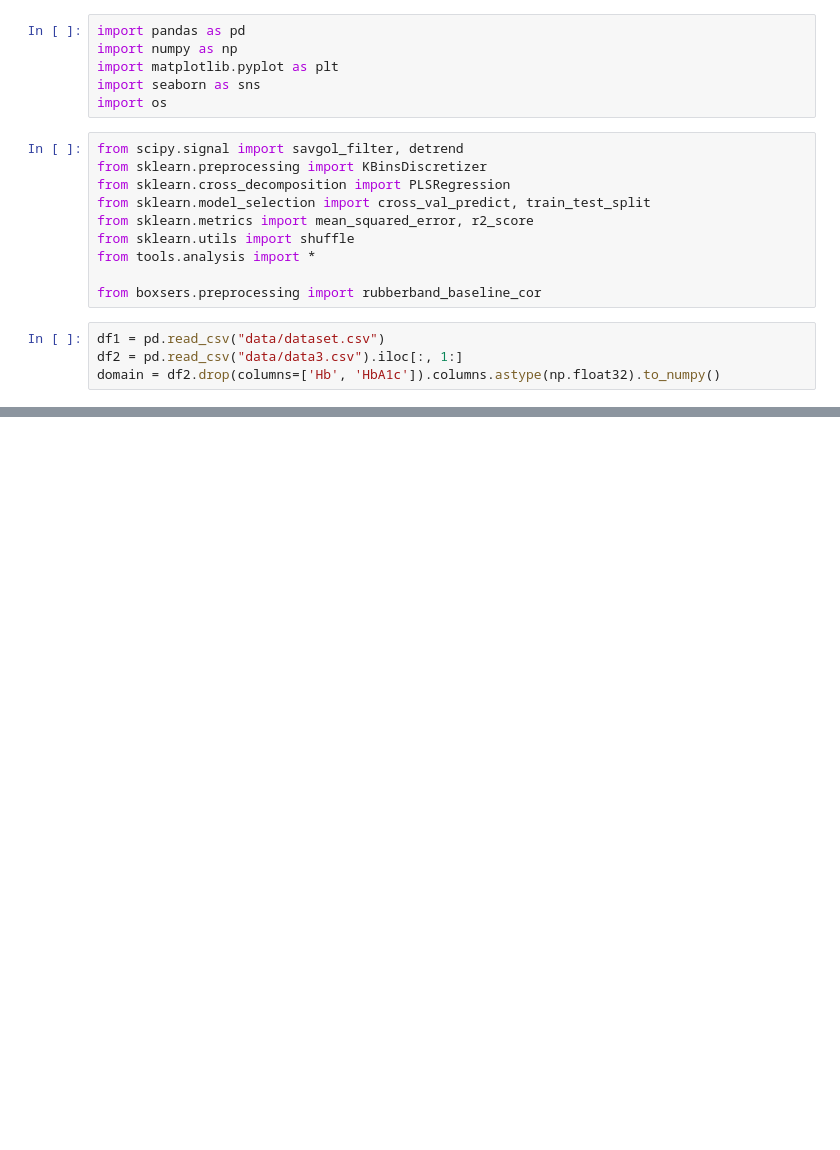
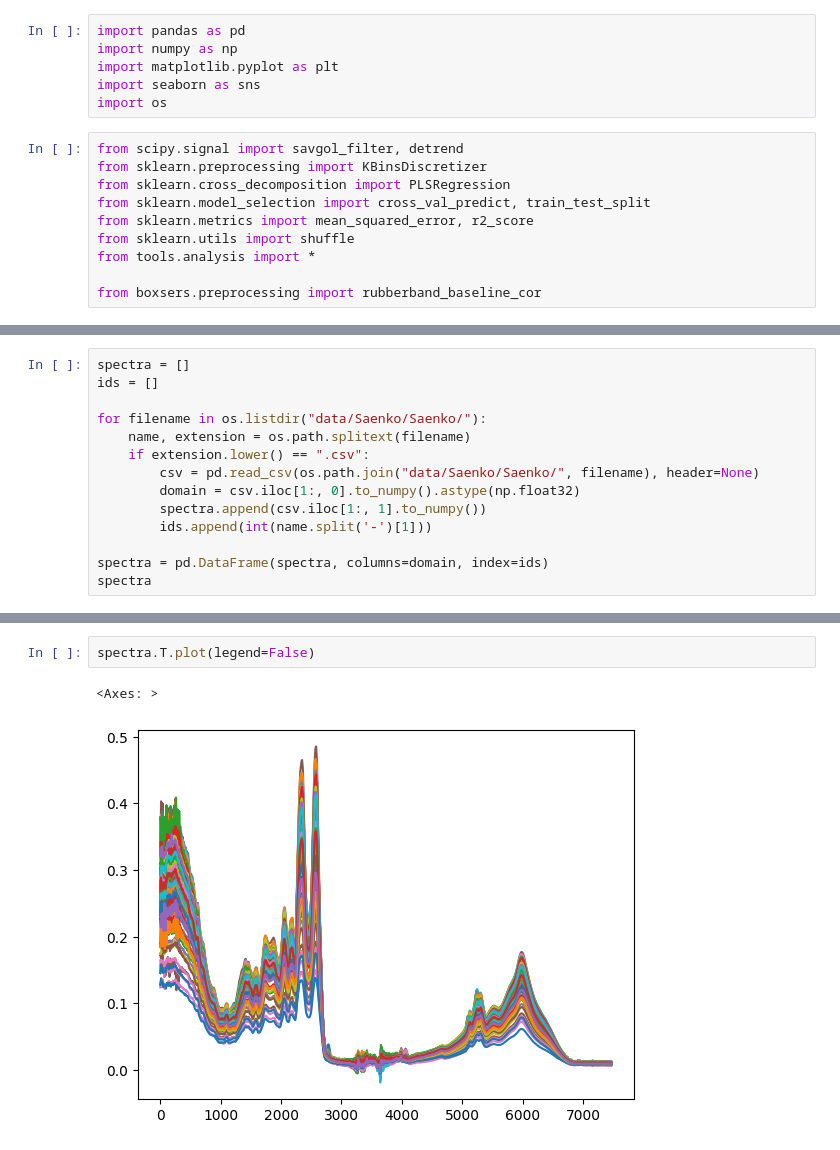
Before and after one commit to MelnychenkoM/hba1c_prediction, a Jupyter notebook: datasets.ipynb, the cells around one changed output, grey strips where cells are left out. Cells and saved outputs as stored; diff of their text form; blank space fills up the shorter version.

```diff
--- a/datasets.ipynb
+++ b/datasets.ipynb
@@ -14,7 +14,3 @@ from sklearn.utils import shuffle
 from tools.analysis import *
 
 from boxsers.preprocessing import rubberband_baseline_cor
-# %%
-df1 = pd.read_csv("data/dataset.csv")
-df2 = pd.read_csv("data/data3.csv").iloc[:, 1:]
-domain = df2.drop(columns=['Hb', 'HbA1c']).columns.astype(np.float32).to_numpy()
@@ -226,0 +17,14 @@ fig, axs = plsr_r2_plot(y_test, y_pred)
+# %%
+spectra = []
+ids = []
+
+for filename in os.listdir("data/Saenko/Saenko/"):
+    name, extension = os.path.splitext(filename)
+    if extension.lower() == ".csv":
+        csv = pd.read_csv(os.path.join("data/Saenko/Saenko/", filename), header=None)
+        domain = csv.iloc[1:, 0].to_numpy().astype(np.float32)
+        spectra.append(csv.iloc[1:, 1].to_numpy())
+        ids.append(int(name.split('-')[1]))
+
+spectra = pd.DataFrame(spectra, columns=domain, index=ids)
+spectra
@@ -226,0 +45,5 @@ fig, axs = plsr_r2_plot(y_test, y_pred)
+# %%
+spectra.T.plot(legend=False)
+# %% [output]
+<Axes: >
+[figure, added]
```
Also changed, not shown: parts of 19 cells of this notebook, 20 other files.
